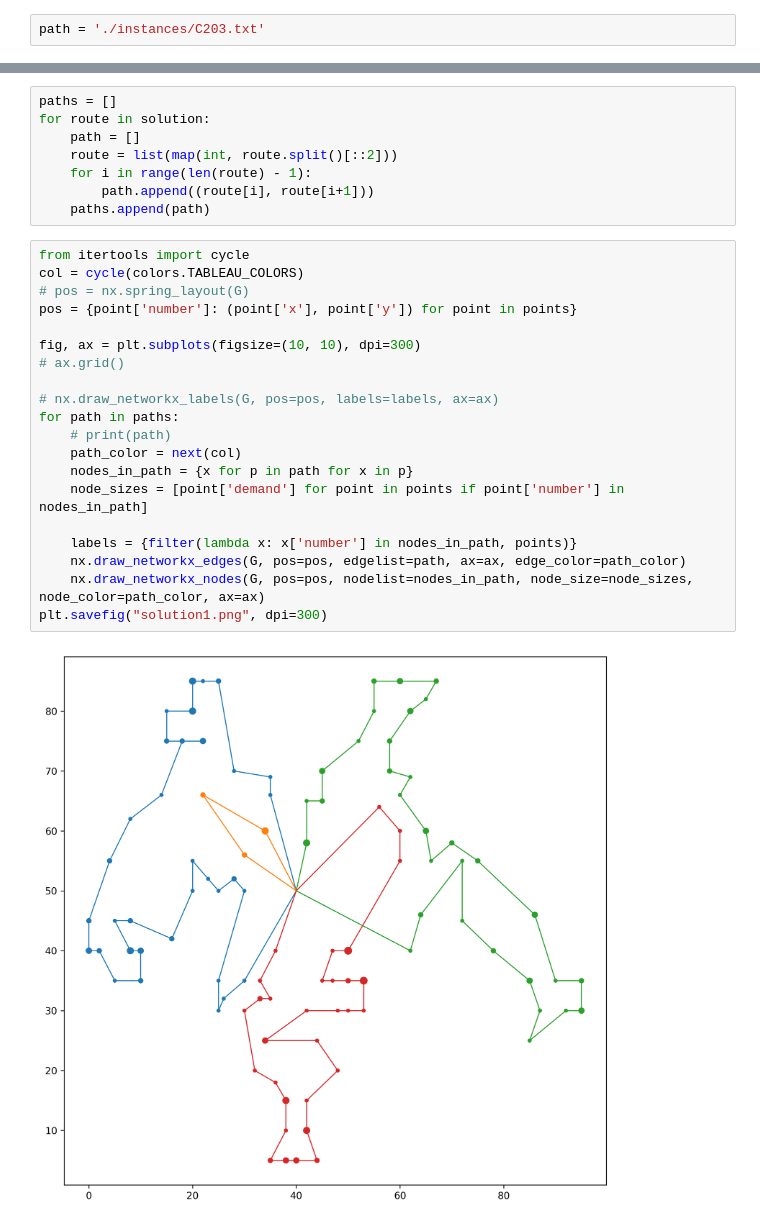
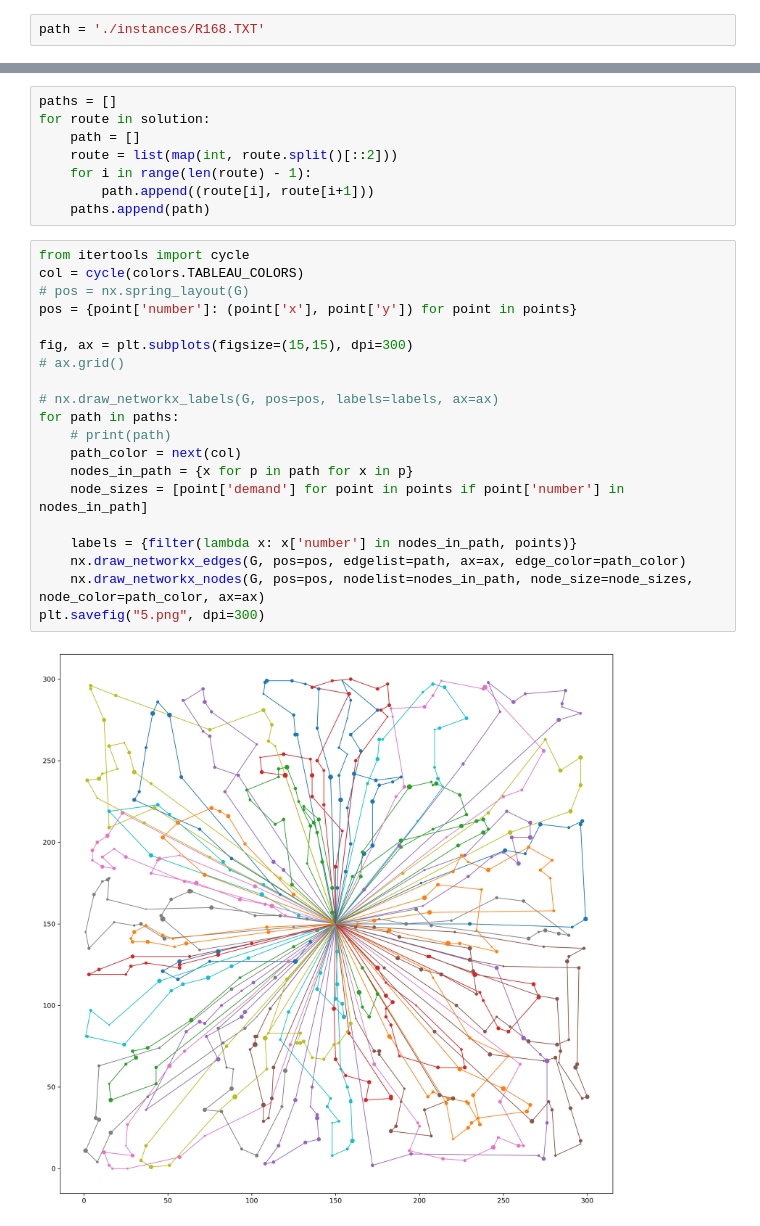
Before and after one commit to donfaq/VRPTW, a Jupyter notebook: draw_solution.ipynb, the cells around one changed output, grey strips where cells are left out. Saved outputs shown, nothing was run; the diff lists cells and outputs as text.

```diff
--- a/draw_solution.ipynb
+++ b/draw_solution.ipynb
@@ -4,4 +4,4 @@ import matplotlib.pyplot as plt
 from matplotlib import colors
 %matplotlib inline
 # %%
-path = './instances/C203.txt'
+path = './instances/R168.TXT'
@@ -36,22 +88,22 @@ for route in solution:
 # %%
 from itertools import cycle
 col = cycle(colors.TABLEAU_COLORS)
 # pos = nx.spring_layout(G)
 pos = {point['number']: (point['x'], point['y']) for point in points}
 
-fig, ax = plt.subplots(figsize=(10, 10), dpi=300)
+fig, ax = plt.subplots(figsize=(15,15), dpi=300)
 # ax.grid()
 
 # nx.draw_networkx_labels(G, pos=pos, labels=labels, ax=ax)
 for path in paths:
     # print(path)
     path_color = next(col)
     nodes_in_path = {x for p in path for x in p}
     node_sizes = [point['demand'] for point in points if point['number'] in nodes_in_path]
 
     labels = {filter(lambda x: x['number'] in nodes_in_path, points)}
     nx.draw_networkx_edges(G, pos=pos, edgelist=path, ax=ax, edge_color=path_color)
     nx.draw_networkx_nodes(G, pos=pos, nodelist=nodes_in_path, node_size=node_sizes, node_color=path_color, ax=ax)
-plt.savefig("solution1.png", dpi=300)
+plt.savefig("5.png", dpi=300)
 # %% [output]
-[figure, old version]
+[figure, new version]
```
Also changed, not shown: parts of 9 cells of this notebook, 4 other files.
